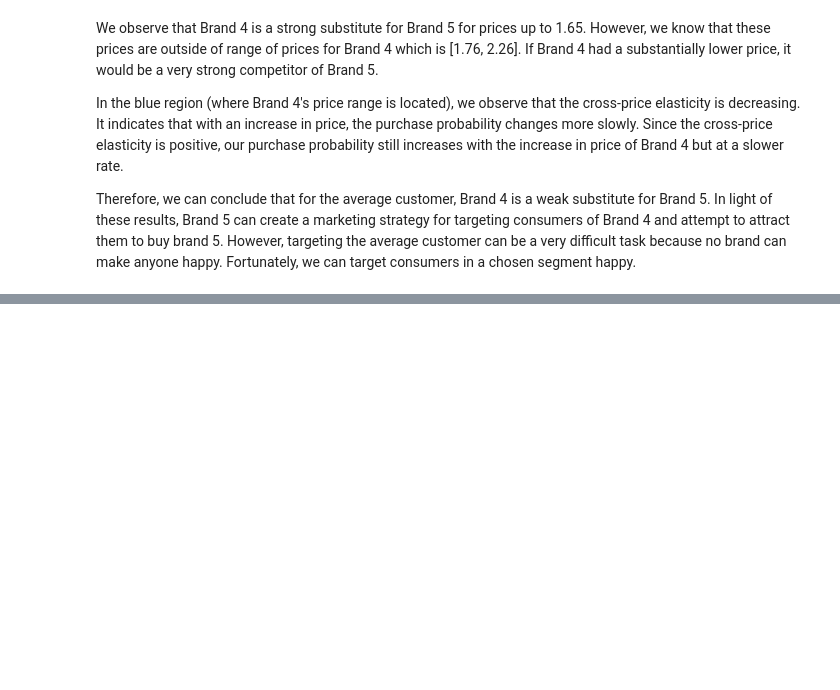
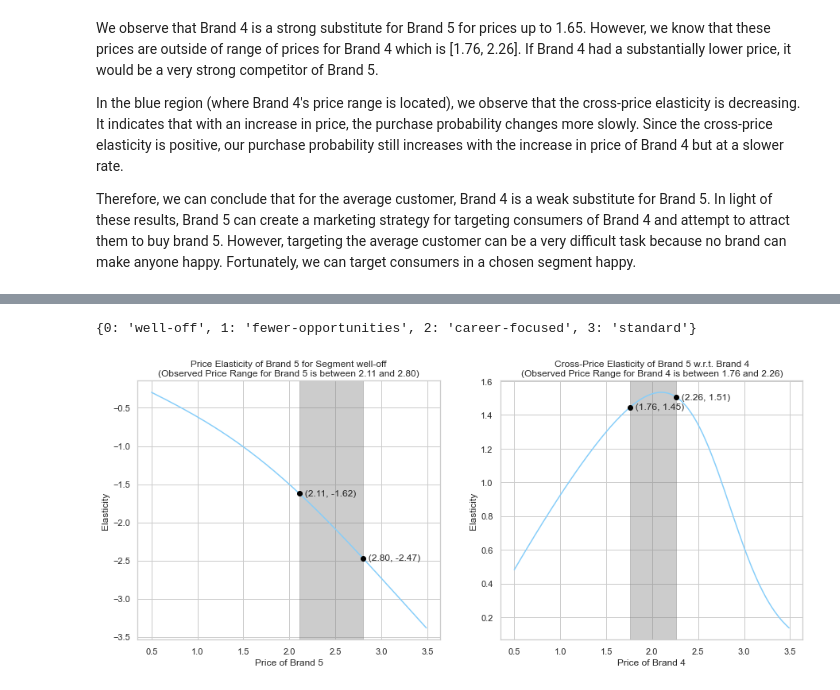
Before and after one commit to sheikhomar/customer-analytics, a Jupyter notebook: n04_modelling_brand_choice.ipynb, the cells around one changed output, grey strips where cells are left out. Cells and saved outputs as stored; diff of their text form; code cells hidden in the pictures; blank space fills up the shorter version.

Commit message:
Price elasticity for brand 5 by segment.

```diff
--- a/n04_modelling_brand_choice.ipynb
+++ b/n04_modelling_brand_choice.ipynb
@@ -224,0 +282,8 @@ Therefore, we can conclude that for the average customer, Brand 4 is a weak subs
+# %%
+segment_labels
+# %% [output]
+{0: 'well-off', 1: 'fewer-opportunities', 2: 'career-focused', 3: 'standard'}
+# %%
+plot_price_elasticities_for_segment(segment=0, own_brand=5, cross_brand=4);
+# %% [output]
+[figure, added]
```
Also changed, not shown: parts of 15 cells of this notebook, 1 other file.
